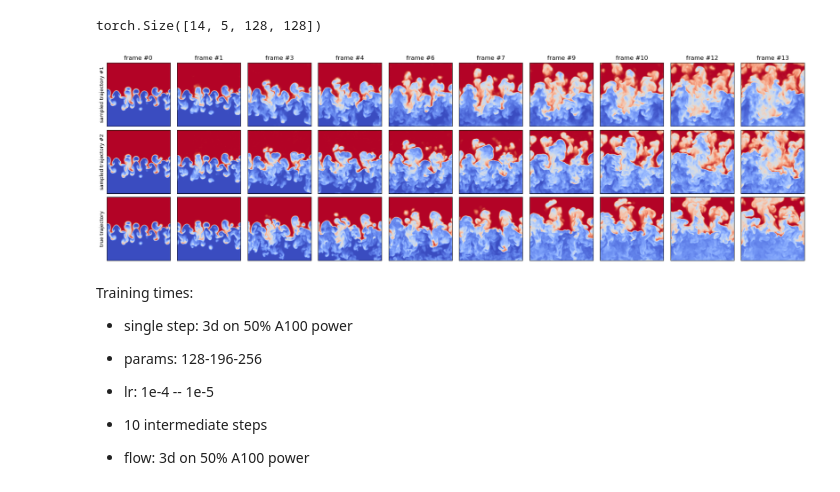
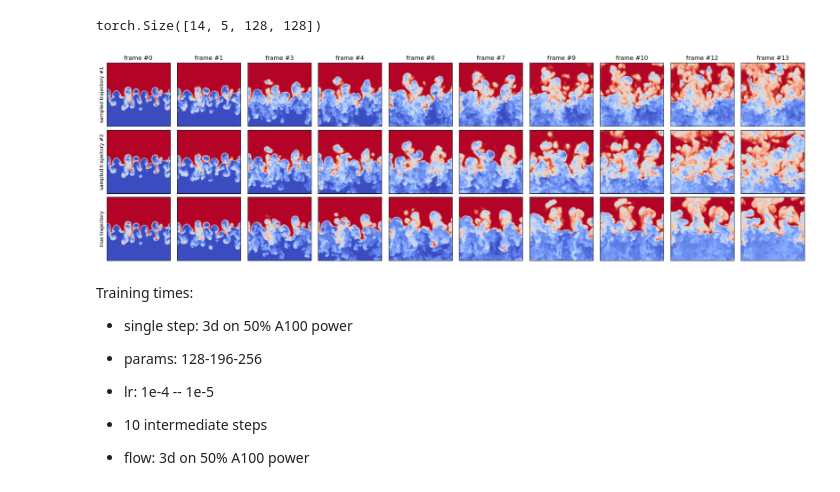
Before and after one commit to graps1/flow-matching-for-time-series, a Jupyter notebook: src/fmfts/experiments/rti3d_sliced/visualization.ipynb, the cells around one changed output. Drawn from its saved outputs; the diff is of its cells as text; code cells hidden in the pictures.

```diff
--- a/src/fmfts/experiments/rti3d_sliced/visualization.ipynb
+++ b/src/fmfts/experiments/rti3d_sliced/visualization.ipynb
@@ -51,38 +51,39 @@ print(y.shape)
 xs = torch.empty(n_predictions, n_trajectories, *y.shape[1:])
 xs[0,:] = y[0].clone()
 for k in range(n_predictions-1):
-    xs[k+1,0,None] = flow.sample(xs[k,0,None], steps=1)
-    xs[k+1,1,None] = velocity.sample(xs[k,1,None], steps=10, method="midpoint")
+    # xs[k+1,0,None] = flow.sample(xs[k,0,None], steps=1)
+    xs[k+1,0,None] = velocity.sample(xs[k,0,None], steps=20, method="midpoint")
+    xs[k+1,1,None] = velocity.sample(xs[k,1,None], steps=20, method="midpoint")
     # xs[k+1] = single_step.sample(xs[k])
 
 # plotting
 n_plots   = 10
 
 fig, ax = plt.subplots(n_trajectories + 1, n_plots, figsize=(n_plots*2, (n_trajectories+1)*2))
 for k in range(n_trajectories):
     for i in range(n_plots):
         l = i * n_predictions // n_plots
         dataset_test.plot(xs[l, k], ax[k, i])
         ax[k, i].set_xticks([])
         ax[k, i].set_yticks([])
     ax[k,0].set_ylabel(f"sampled trajectory #{k+1}")
 
 for i in range(n_plots):
     l = i * n_predictions // n_plots
     if l < len(y):
         dataset_test.plot(y[l], ax[-1, i])
         ax[-1, i].set_xticks([])
         ax[-1, i].set_yticks([])
     else:
         ax[-1, i].remove()
     ax[0, i].set_title(f"frame #{l}")
 ax[-1, 0].set_ylabel("true trajectory")
 
 plt.tight_layout()
 plt.show()
 # %% [output]
 torch.Size([14, 5, 128, 128])
-[figure, old version]
+[figure, new version]
 # %% [markdown]
 Training times:
 - single step: 3d on 50% A100 power
```
Also changed, not shown: parts of 1 cell of this notebook, 1 other file.
